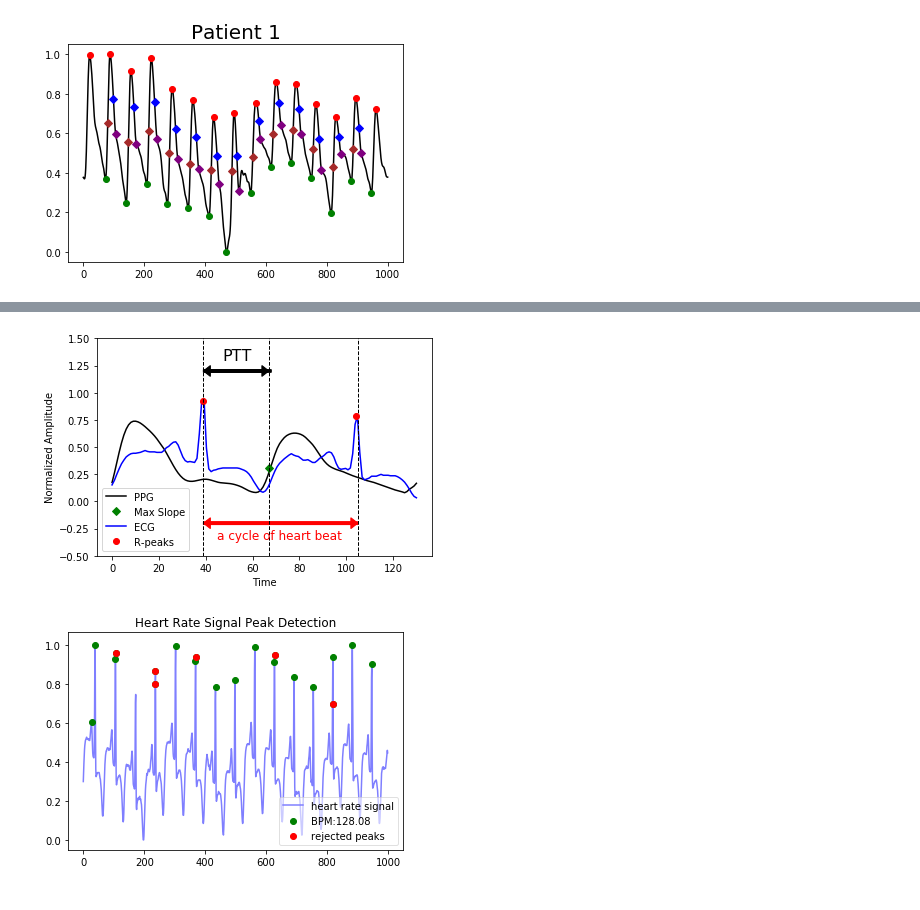
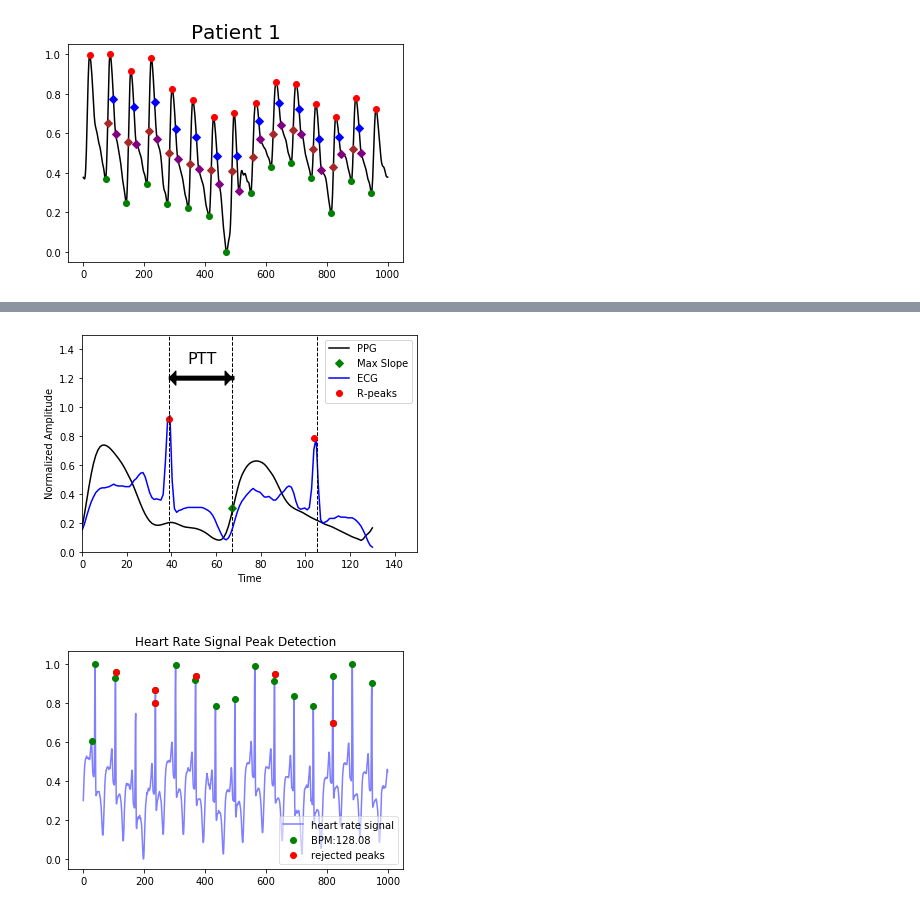
Before and after one commit to Yan-Cheng-Hsu/Blood-Pressure-Estimation-Model, a Jupyter notebook: Performance/plotter.ipynb, the cells around one changed output, grey strips where cells are left out. Saved outputs shown, nothing was run; the diff lists cells and outputs as text; code cells hidden in the pictures.

```diff
--- a/Performance/plotter.ipynb
+++ b/Performance/plotter.ipynb
@@ -358,36 +371,37 @@ for i in range( len(ecg_ri) ):
     ecg_rv.append( Test2[ ecg_ri[i] ] )
 ecg_rv = np.array( ecg_rv )
 Test2 = Test2[330:460]
 t2 = np.linspace( 0 , len(Test2) , len(Test2) )
 plt.plot( t2 , Test2 , color = 'blue' , label = 'ECG' )
 plt.plot( ecg_ri[4]-330+1 , ecg_rv[4] , 'o', color = 'red'  , label = 'R-peaks' )
 plt.axvline( x = ecg_ri[4]-330+1 , color = 'black' , linestyle = '--' , linewidth = '1' )
 plt.axvline( x = ecg_ri[5]-330+1 , color = 'black' , linestyle = '--' , linewidth = '1' )
 plt.plot( ecg_ri[5]-330 , ecg_rv[5]+0.005 , 'o', color = 'red'  )
 plt.xlabel( 'Time' )
 plt.ylabel( 'Normalized Amplitude' )
-plt.legend( loc = 'lower left' )
-plt.ylim( ( -0.5 , 1.5 ) )
+plt.legend( loc = 'upper right' )
+plt.ylim( ( 0 , 1.5 ) )
+plt.xlim( ( 0 , 150 ) )
 
 
 plt.arrow( ecg_ri[4]-330+1 , 1.2 , AttributeTable['maxSlopeIndex'][y][4] - ecg_ri[4] + 30 - 1 , 0 , width = 0.025 , shape = 'left' , length_includes_head = True , head_width = 0.1 , head_length = 3 , color = 'black' )
 plt.arrow( ecg_ri[4]-330+1 , 1.2 , AttributeTable['maxSlopeIndex'][y][4] - ecg_ri[4] + 30 - 1 , 0 , width = 0.025 , shape = 'right' , length_includes_head = True , head_width = 0.1 , head_length = 3 , color = 'black' )
 plt.arrow( AttributeTable['maxSlopeIndex'][y][4]-300+1  ,  1.2 , ecg_ri[4] - AttributeTable['maxSlopeIndex'][y][4] - 30 ,  0 , width = 0.025 , shape = 'left' , length_includes_head = True , head_width = 0.1 , head_length = 3 , color = 'black' )
 plt.arrow( AttributeTable['maxSlopeIndex'][y][4]-300+1  ,  1.2 , ecg_ri[4] - AttributeTable['maxSlopeIndex'][y][4] - 30 ,  0 , width = 0.025 , shape = 'right' , length_includes_head = True , head_width = 0.1 , head_length = 3 , color = 'black' )
 
 
 
 plt.arrow( ecg_ri[4]-330+1 , -0.2 , ecg_ri[5] - ecg_ri[4] , 0 , width = 0.025 , shape = 'left' , length_includes_head = True , head_width = 0.1 , head_length = 3 , color = 'red' )
 plt.arrow( ecg_ri[4]-330+1 , -0.2 , ecg_ri[5] - ecg_ri[4] , 0 , width = 0.025 , shape = 'right' , length_includes_head = True , head_width = 0.1 , head_length = 3 , color = 'red' )
 plt.arrow( ecg_ri[5]-330+1 , -0.2 , ecg_ri[4] - ecg_ri[5] ,  0 , width = 0.025 , shape = 'left' , length_includes_head = True , head_width = 0.1 , head_length = 3 , color = 'red' )
 plt.arrow( ecg_ri[5]-330+1 , -0.2 , ecg_ri[4] - ecg_ri[5] ,  0 , width = 0.025 , shape = 'right' , length_includes_head = True , head_width = 0.1 , head_length = 3 , color = 'red' )
 
 
 plt.annotate( 'a cycle of heart beat' , xy = ( 45 , -0.35 ) ,  xycoords='data', xytext=( 0 , 0 ) , textcoords='offset points', fontsize=12 , color = 'red' )
 plt.annotate( 'PTT' , xy = ( 47 , 1.3 ) ,  xycoords='data', xytext=( 0 , 0 ) , textcoords='offset points', fontsize=16 , color = 'black' )
 plt.show()
 # %% [output]
-[figure, old version]
+[figure, new version]
 # %%
 hp.plotter( working_data , measures )
 # %% [output]
```
Also changed, not shown: parts of 2 cells of this notebook.
